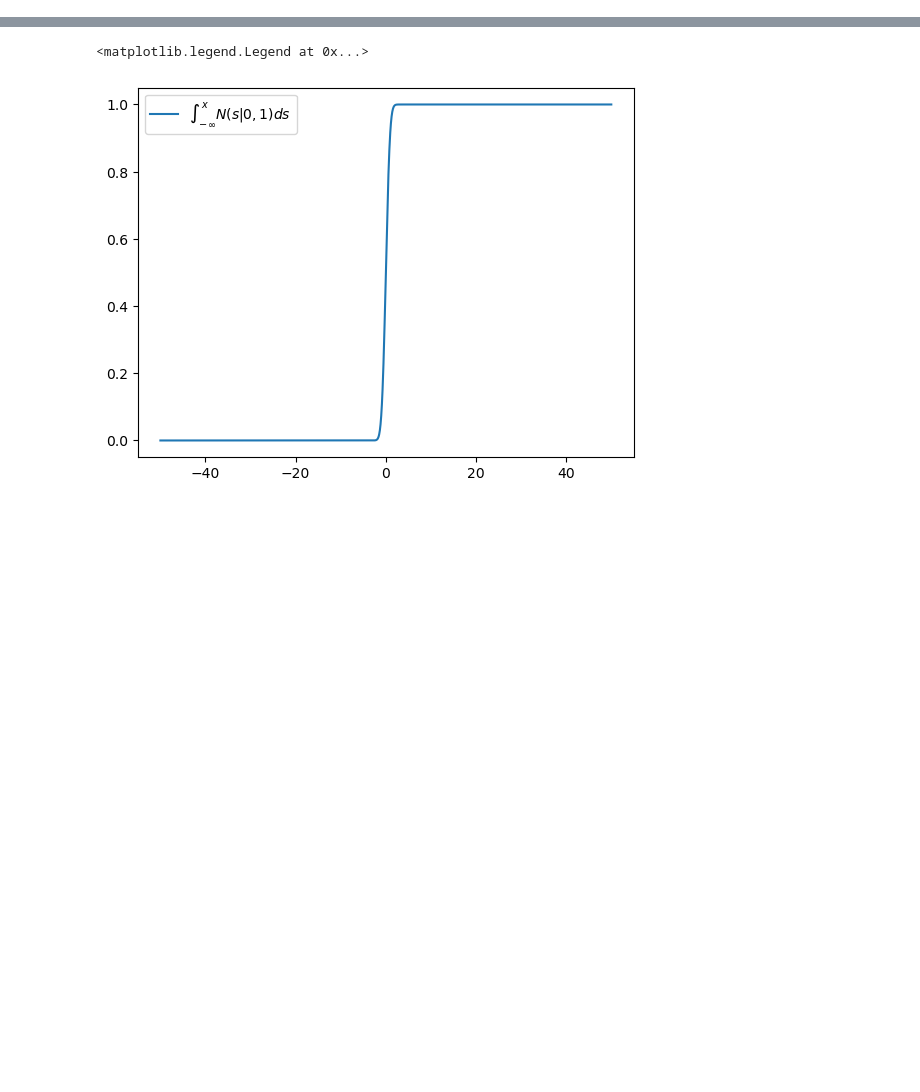
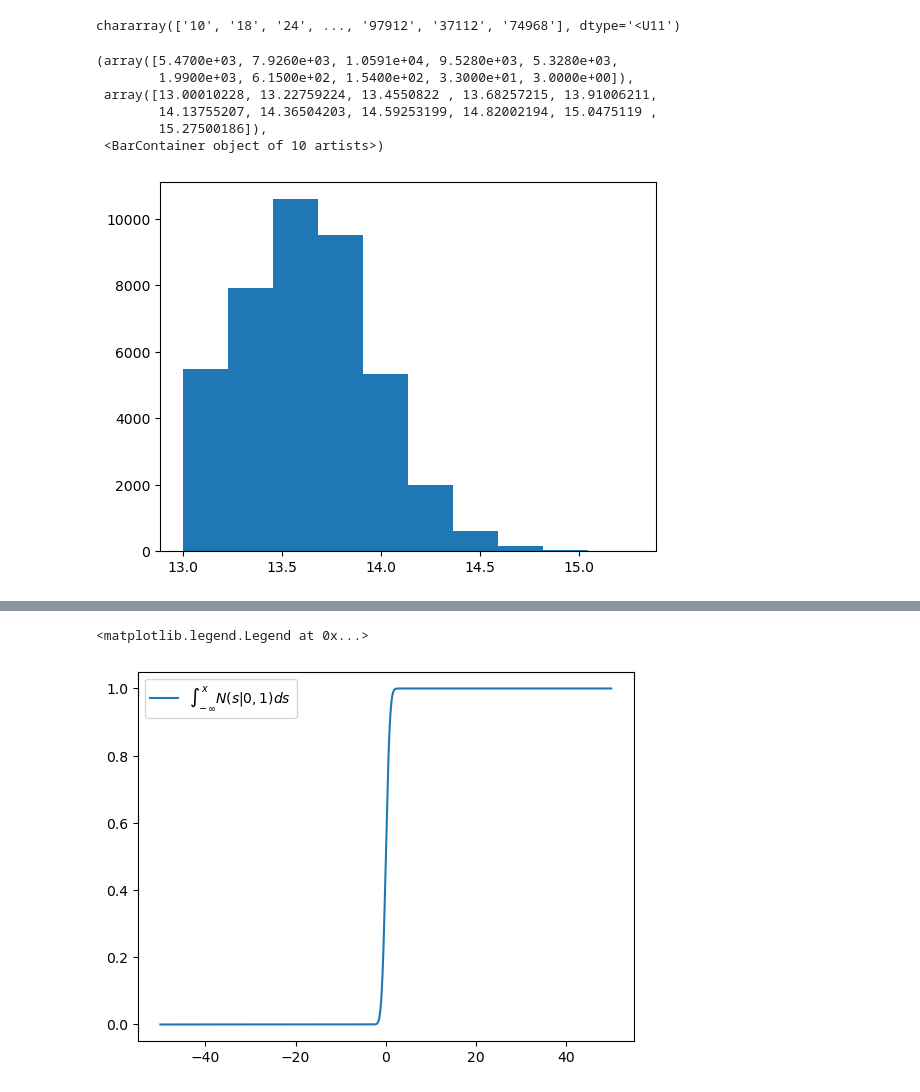
Before and after one commit to LSSTDESC/CLCosmo_Sim, a Jupyter notebook: cluster_scaling_relation_DC2/notebooks/fiducial_redMaPPer_cluster_scaling_relation.ipynb, the cells around one changed output, grey strips where cells are left out. Drawn from its saved outputs; the diff is of its cells as text; code cells hidden in the pictures; blank space fills up the shorter version.

```diff
--- a/cluster_scaling_relation_DC2/notebooks/fiducial_redMaPPer_cluster_scaling_relation.ipynb
+++ b/cluster_scaling_relation_DC2/notebooks/fiducial_redMaPPer_cluster_scaling_relation.ipynb
@@ -32,9 +32,23 @@ import CL_LENSING_cluster_lensing as cl_lensing
 name = '../../data/matched_pairs_Mfofcut.fits'
 dat = fits.open(name)
 dat_open= dat[1].data
+# %%
+dat_open['cat1_id']
+# %% [output]
+chararray(['10', '18', '24', ..., '97912', '37112', '74968'], dtype='<U11')
 # %%
 table = Table()
 table['richness'] = dat_open['cat1_richness']
 table['M200c'] = dat_open['cat2_M200c']
 table['redshift'] = dat_open['cat1_ztrue_cg']
+# %%
+plt.hist(np.log10(table['M200c']))
+# %% [output]
+(array([5.4700e+03, 7.9260e+03, 1.0591e+04, 9.5280e+03, 5.3280e+03,
+        1.9900e+03, 6.1500e+02, 1.5400e+02, 3.3000e+01, 3.0000e+00]),
+ array([13.00010228, 13.22759224, 13.4550822 , 13.68257215, 13.91006211,
+        14.13755207, 14.36504203, 14.59253199, 14.82002194, 15.0475119 ,
+        15.27500186]),
+ <BarContainer object of 10 artists>)
+[figure, added]
 # %%
```
Also changed, not shown: parts of 9 cells of this notebook, 3 other files.
